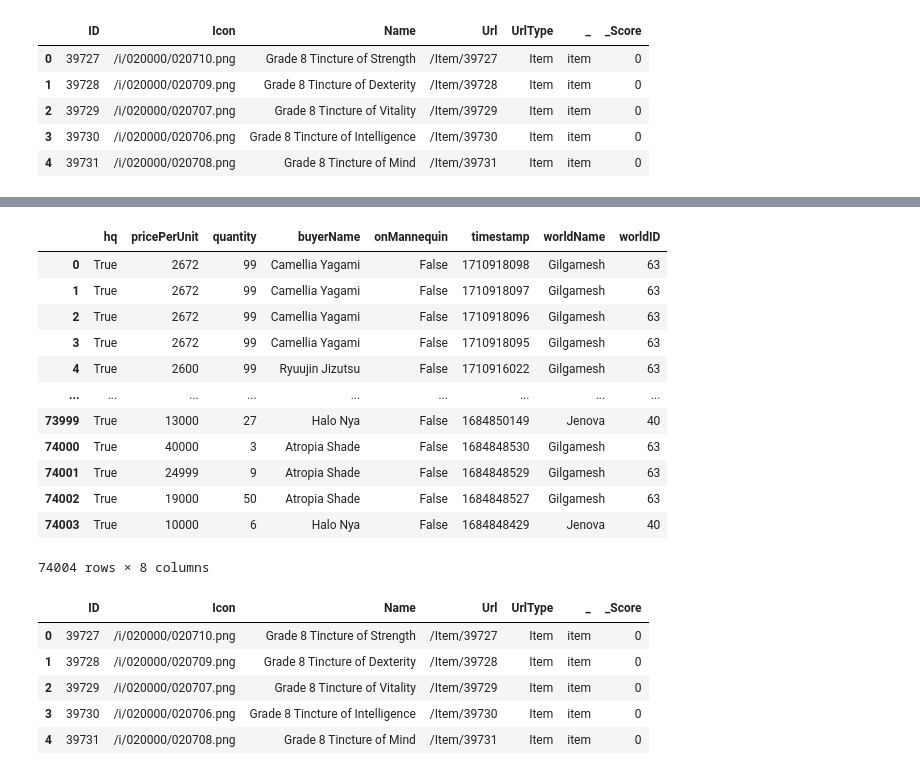
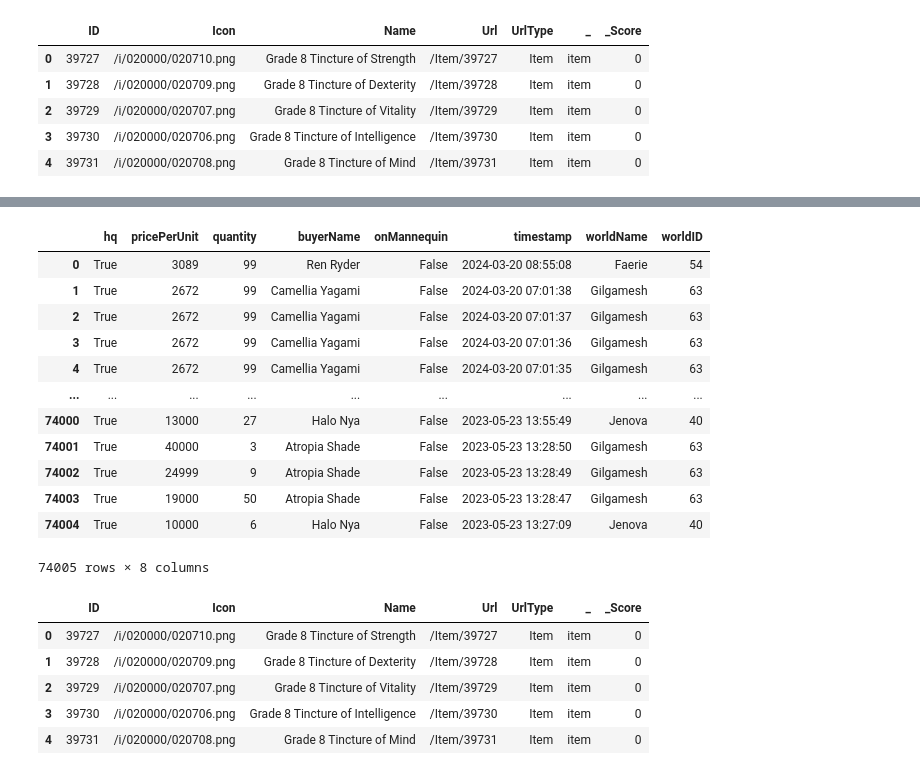
Before and after one commit to Hounder23/LHL-CAPSTONE, a Jupyter notebook: IPYNB NoteBooks/NarrowCollection.ipynb, the cells around one changed output, grey strips where cells are left out. Cells and saved outputs as stored; diff of their text form; code cells hidden in the pictures.

```diff
--- a/IPYNB NoteBooks/NarrowCollection.ipynb
+++ b/IPYNB NoteBooks/NarrowCollection.ipynb
@@ -173,24 +173,24 @@ intelligence_history
 # %%
 mind_history = pd.json_normalize(tinc_results['entries'][tinc_results['Name'].str.contains("Mind")].values[0])
 #convert the timestamp to a date
-strength_history['timestamp'] = pd.to_datetime(strength_history['timestamp'], unit='s')
+mind_history['timestamp'] = pd.to_datetime(mind_history['timestamp'], unit='s')
 # save the data to a csv
 mind_history.to_csv('..\\data\\Mind_tincture_market.csv', index=False)
 mind_history
 # %% [output]
 |  | hq | pricePerUnit | quantity | buyerName | onMannequin | timestamp | worldName | worldID |
-| 0 | True | 2672 | 99 | Camellia Yagami | False | 1710918098 | Gilgamesh | 63 |
-| 1 | True | 2672 | 99 | Camellia Yagami | False | 1710918097 | Gilgamesh | 63 |
-| 2 | True | 2672 | 99 | Camellia Yagami | False | 1710918096 | Gilgamesh | 63 |
-| 3 | True | 2672 | 99 | Camellia Yagami | False | 1710918095 | Gilgamesh | 63 |
-| 4 | True | 2600 | 99 | Ryuujin Jizutsu | False | 1710916022 | Gilgamesh | 63 |
+| 0 | True | 3089 | 99 | Ren Ryder | False | 2024-03-20 08:55:08 | Faerie | 54 |
+| 1 | True | 2672 | 99 | Camellia Yagami | False | 2024-03-20 07:01:38 | Gilgamesh | 63 |
+| 2 | True | 2672 | 99 | Camellia Yagami | False | 2024-03-20 07:01:37 | Gilgamesh | 63 |
+| 3 | True | 2672 | 99 | Camellia Yagami | False | 2024-03-20 07:01:36 | Gilgamesh | 63 |
+| 4 | True | 2672 | 99 | Camellia Yagami | False | 2024-03-20 07:01:35 | Gilgamesh | 63 |
 | ... | ... | ... | ... | ... | ... | ... | ... | ... |
-| 73999 | True | 13000 | 27 | Halo Nya | False | 1684850149 | Jenova | 40 |
-| 74000 | True | 40000 | 3 | Atropia Shade | False | 1684848530 | Gilgamesh | 63 |
-| 74001 | True | 24999 | 9 | Atropia Shade | False | 1684848529 | Gilgamesh | 63 |
-| 74002 | True | 19000 | 50 | Atropia Shade | False | 1684848527 | Gilgamesh | 63 |
-| 74003 | True | 10000 | 6 | Halo Nya | False | 1684848429 | Jenova | 40 |
+| 74000 | True | 13000 | 27 | Halo Nya | False | 2023-05-23 13:55:49 | Jenova | 40 |
+| 74001 | True | 40000 | 3 | Atropia Shade | False | 2023-05-23 13:28:50 | Gilgamesh | 63 |
+| 74002 | True | 24999 | 9 | Atropia Shade | False | 2023-05-23 13:28:49 | Gilgamesh | 63 |
+| 74003 | True | 19000 | 50 | Atropia Shade | False | 2023-05-23 13:28:47 | Gilgamesh | 63 |
+| 74004 | True | 10000 | 6 | Halo Nya | False | 2023-05-23 13:27:09 | Jenova | 40 |
-74004 rows × 8 columns
+74005 rows × 8 columns
 # %%
 tinctures
 # %% [output]
```
Also changed, not shown: parts of 6 cells of this notebook, 6 other files.
